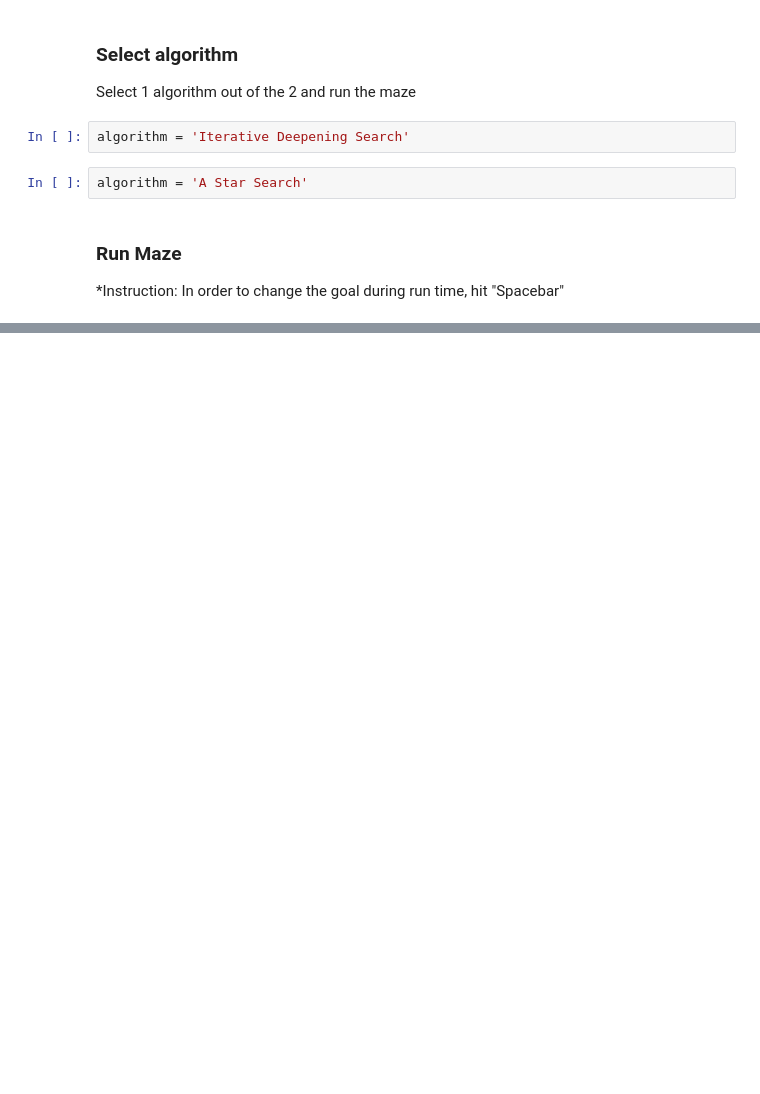
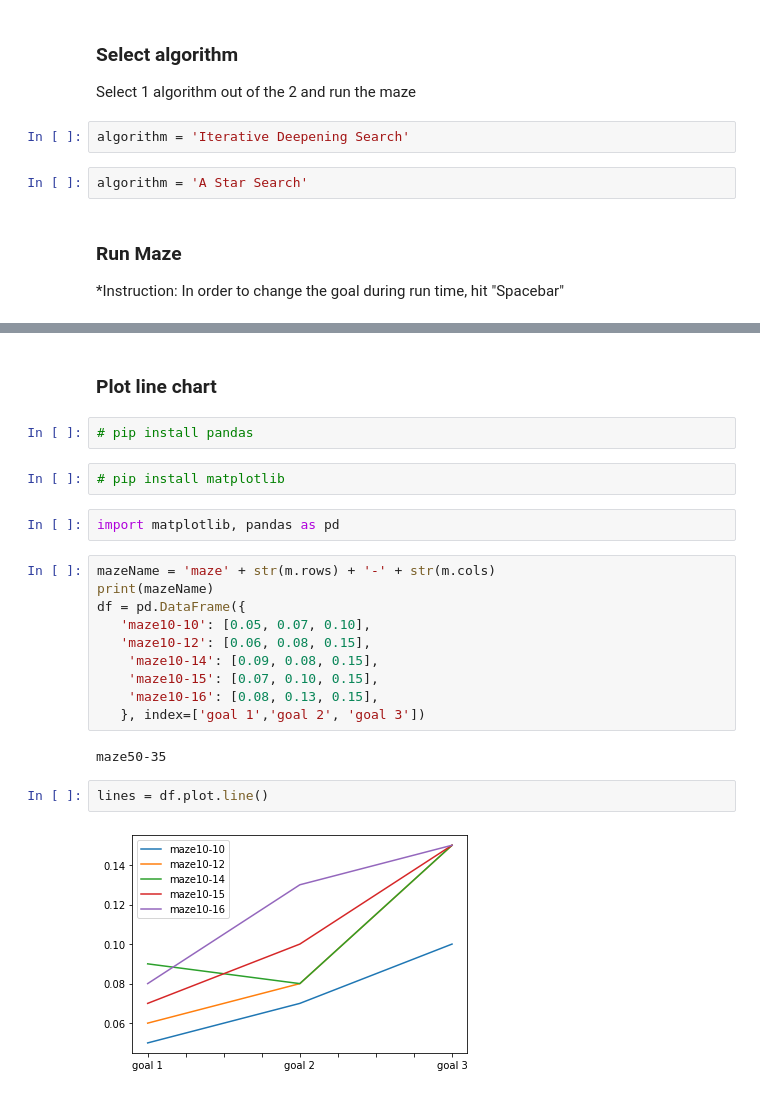
Before and after one commit to hellojr01/TIC3151-Assignment1-Q2, a Jupyter notebook: demo.ipynb, the cells around one changed output, grey strips where cells are left out. Saved outputs shown, nothing was run; the diff lists cells and outputs as text; blank space fills up the shorter version.

```diff
--- a/demo.ipynb
+++ b/demo.ipynb
@@ -187,0 +215,24 @@ m.run()
+# %% [markdown]
+### Plot line chart
+# %%
+# pip install pandas
+# %%
+# pip install matplotlib
+# %%
+import matplotlib, pandas as pd
+# %%
+mazeName = 'maze' + str(m.rows) + '-' + str(m.cols)
+print(mazeName)
+df = pd.DataFrame({
+   'maze10-10': [0.05, 0.07, 0.10],
+   'maze10-12': [0.06, 0.08, 0.15],
+    'maze10-14': [0.09, 0.08, 0.15],
+    'maze10-15': [0.07, 0.10, 0.15],
+    'maze10-16': [0.08, 0.13, 0.15],
+   }, index=['goal 1','goal 2', 'goal 3'])
+# %% [output]
+maze50-35
+# %%
+lines = df.plot.line()
+# %% [output]
+[figure, added]
```
Also changed, not shown: parts of 15 cells of this notebook, 11 other files.
